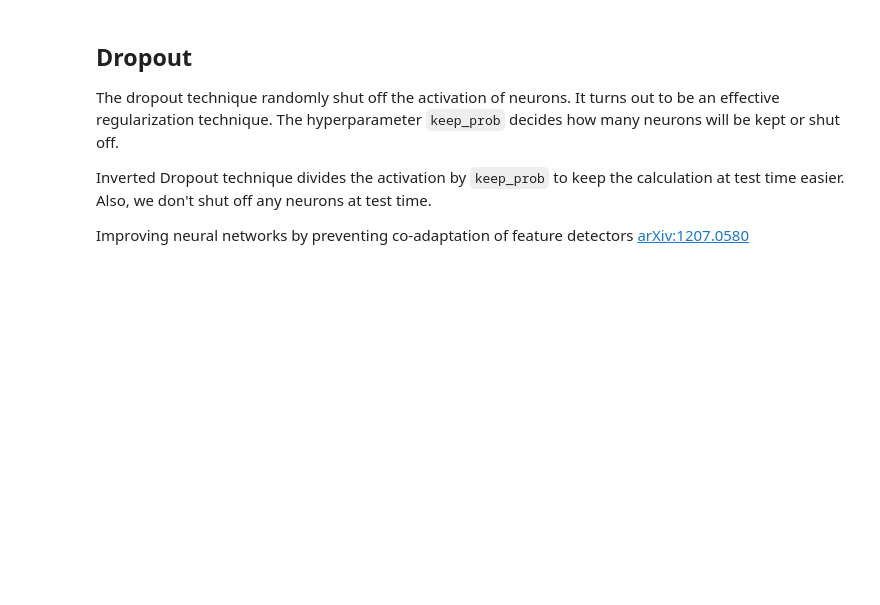
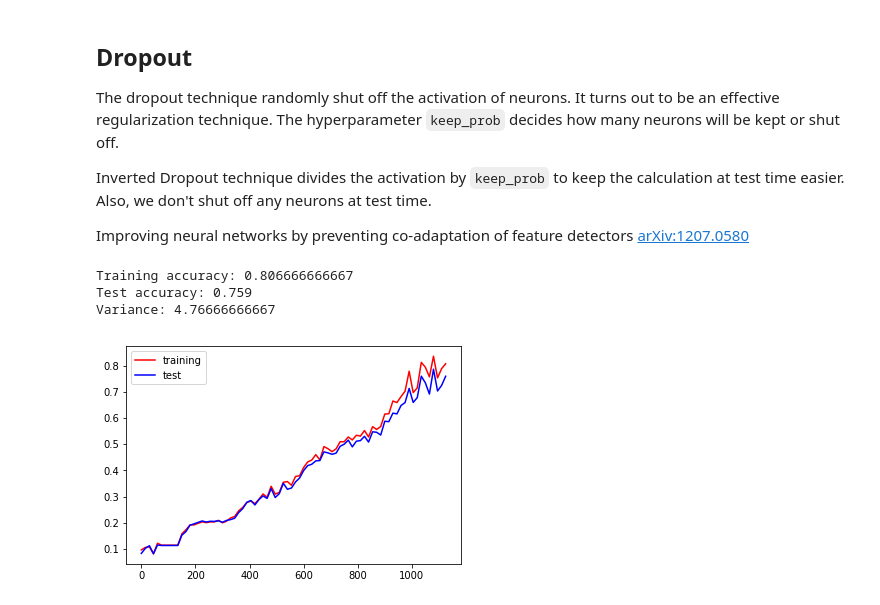
Before and after one commit to takaiwai/deep-learning-for-art-and-design, a Jupyter notebook: 08_6_regularizations.ipynb, the cells around one changed output. Cells and saved outputs as stored; diff of their text form; code cells hidden in the pictures; blank space fills up the shorter version.

Commit message:
Implement Dropout

```diff
--- a/08_6_regularizations.ipynb
+++ b/08_6_regularizations.ipynb
@@ -92,3 +92,21 @@ The dropout technique randomly shut off the activation of neurons. It turns out
 Inverted Dropout technique divides the activation by `keep_prob` to keep the calculation at test time easier. Also, we don't shut off any neurons at test time.
 
 Improving neural networks by preventing co-adaptation of feature detectors [arXiv:1207.0580](https://arxiv.org/abs/1207.0580)
+# %%
+dropout_log = pickle.load(open('code/08_techniques/08_06_regularizations/08_6_3_dropout_log.pkl', "rb"))
+train_acc = dropout_log["accuracy_train"][-1]
+test_acc = dropout_log["accuracy_test"][-1]
+print("Training accuracy:", train_acc)
+print("Test accuracy:", test_acc)
+print("Variance:", (train_acc - test_acc) * 100)
+# %% [output]
+Training accuracy: 0.806666666667
+Test accuracy: 0.759
+Variance: 4.76666666667
+# %%
+plt.plot(dropout_log['accuracy_train_itr'], dropout_log['accuracy_train'], 'r', label='training')
+plt.plot(dropout_log['accuracy_test_itr'], dropout_log['accuracy_test'], 'b', label='test')
+plt.legend()
+plt.show()
+# %% [output]
+[figure, added]
```
Also changed, not shown: 4 other files.
